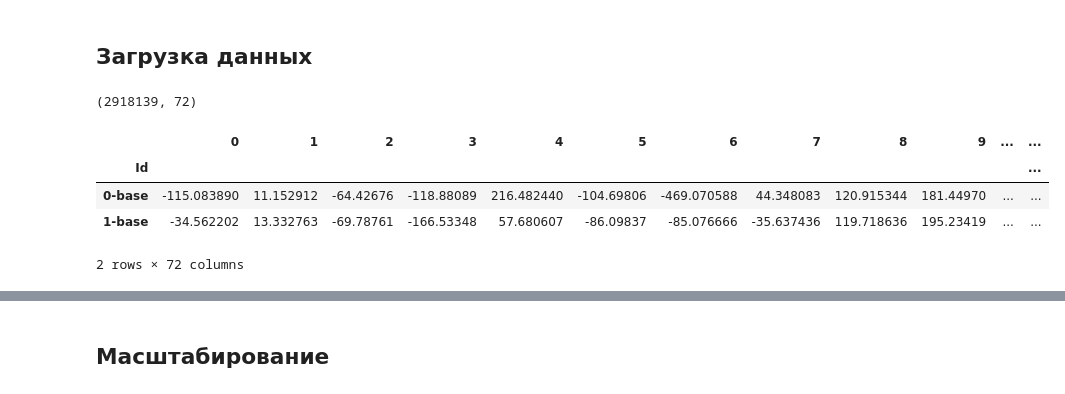
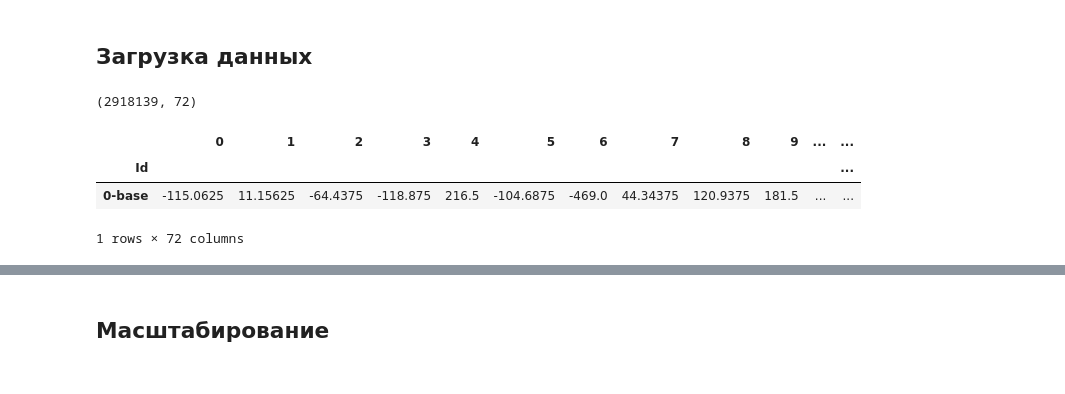
Before and after one commit to EkaterinaIII/Matching, a Jupyter notebook: Matching_market.ipynb, the cells around one changed output, grey strips where cells are left out. Saved outputs shown, nothing was run; the diff lists cells and outputs as text; code cells hidden in the pictures.

```diff
--- a/Matching_market.ipynb
+++ b/Matching_market.ipynb
@@ -42,13 +40,12 @@ warnings.filterwarnings("ignore")
 # %%
 path='C:/Users/zoika/OneDrive/Рабочий стол/YP ds54/Practika/Mathing/'
 # %%
-base = pd.read_csv(path+'base.csv',index_col=0)
+base = pd.read_csv(path+'base.csv',index_col=0).astype(np.float16)
 display(base.shape)
-base.head(2)
+base.head(1)
 # %% [output]
 (2918139, 72)
 |  | 0 | 1 | 2 | 3 | 4 | 5 | 6 | 7 | 8 | 9 | ... | ... |
 | Id |  |  |  |  |  |  |  |  |  |  |  | ... |
-| 0-base | -115.083890 | 11.152912 | -64.42676 | -118.88089 | 216.482440 | -104.69806 | -469.070588 | 44.348083 | 120.915344 | 181.44970 | ... | ... |
-| 1-base | -34.562202 | 13.332763 | -69.78761 | -166.53348 | 57.680607 | -86.09837 | -85.076666 | -35.637436 | 119.718636 | 195.23419 | ... | ... |
+| 0-base | -115.0625 | 11.15625 | -64.4375 | -118.875 | 216.5 | -104.6875 | -469.0 | 44.34375 | 120.9375 | 181.5 | ... | ... |
-2 rows × 72 columns
+1 rows × 72 columns
```
Also changed, not shown: parts of 48 cells of this notebook.
